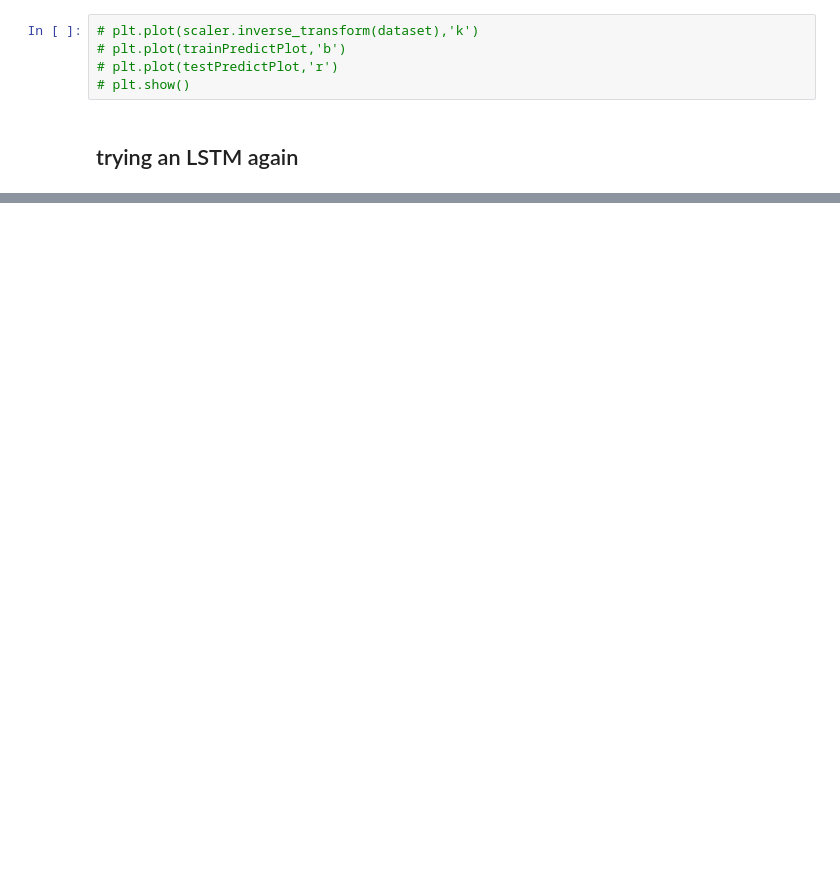
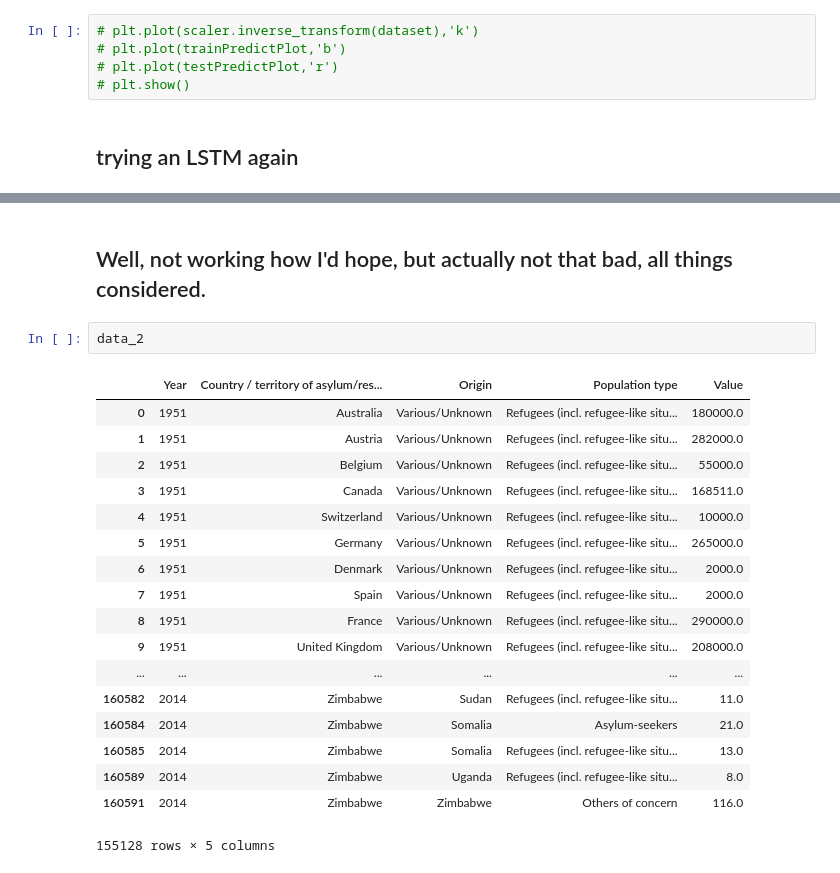
Before and after one commit to cwczarnik/Refugee_Study, a Jupyter notebook: REFUGEE.ipynb, the cells around one changed output, grey strips where cells are left out. Cells and saved outputs as stored; diff of their text form; blank space fills up the shorter version.

```diff
--- a/REFUGEE.ipynb
+++ b/REFUGEE.ipynb
@@ -505,0 +476,23 @@ lstm_time_series(afg_df,'Value')
+# %% [markdown]
+## Well, not working how I'd hope, but actually not that bad, all things considered.
+# %%
+data_2
+# %% [output]
+|  | Year | Country / territory of asylum/res... | Origin | Population type | Value |
+| 0 | 1951 | Australia | Various/Unknown | Refugees (incl. refugee-like situ... | 180000.0 |
+| 1 | 1951 | Austria | Various/Unknown | Refugees (incl. refugee-like situ... | 282000.0 |
+| 2 | 1951 | Belgium | Various/Unknown | Refugees (incl. refugee-like situ... | 55000.0 |
+| 3 | 1951 | Canada | Various/Unknown | Refugees (incl. refugee-like situ... | 168511.0 |
+| 4 | 1951 | Switzerland | Various/Unknown | Refugees (incl. refugee-like situ... | 10000.0 |
+| 5 | 1951 | Germany | Various/Unknown | Refugees (incl. refugee-like situ... | 265000.0 |
+| 6 | 1951 | Denmark | Various/Unknown | Refugees (incl. refugee-like situ... | 2000.0 |
+| 7 | 1951 | Spain | Various/Unknown | Refugees (incl. refugee-like situ... | 2000.0 |
+| 8 | 1951 | France | Various/Unknown | Refugees (incl. refugee-like situ... | 290000.0 |
+| 9 | 1951 | United Kingdom | Various/Unknown | Refugees (incl. refugee-like situ... | 208000.0 |
+| ... | ... | ... | ... | ... | ... |
+| 160582 | 2014 | Zimbabwe | Sudan | Refugees (incl. refugee-like situ... | 11.0 |
+| 160584 | 2014 | Zimbabwe | Somalia | Asylum-seekers | 21.0 |
+| 160585 | 2014 | Zimbabwe | Somalia | Refugees (incl. refugee-like situ... | 13.0 |
+| 160589 | 2014 | Zimbabwe | Uganda | Refugees (incl. refugee-like situ... | 8.0 |
+| 160591 | 2014 | Zimbabwe | Zimbabwe | Others of concern | 116.0 |
+155128 rows × 5 columns
```
Also changed, not shown: parts of 43 cells of this notebook, 1 other file.
